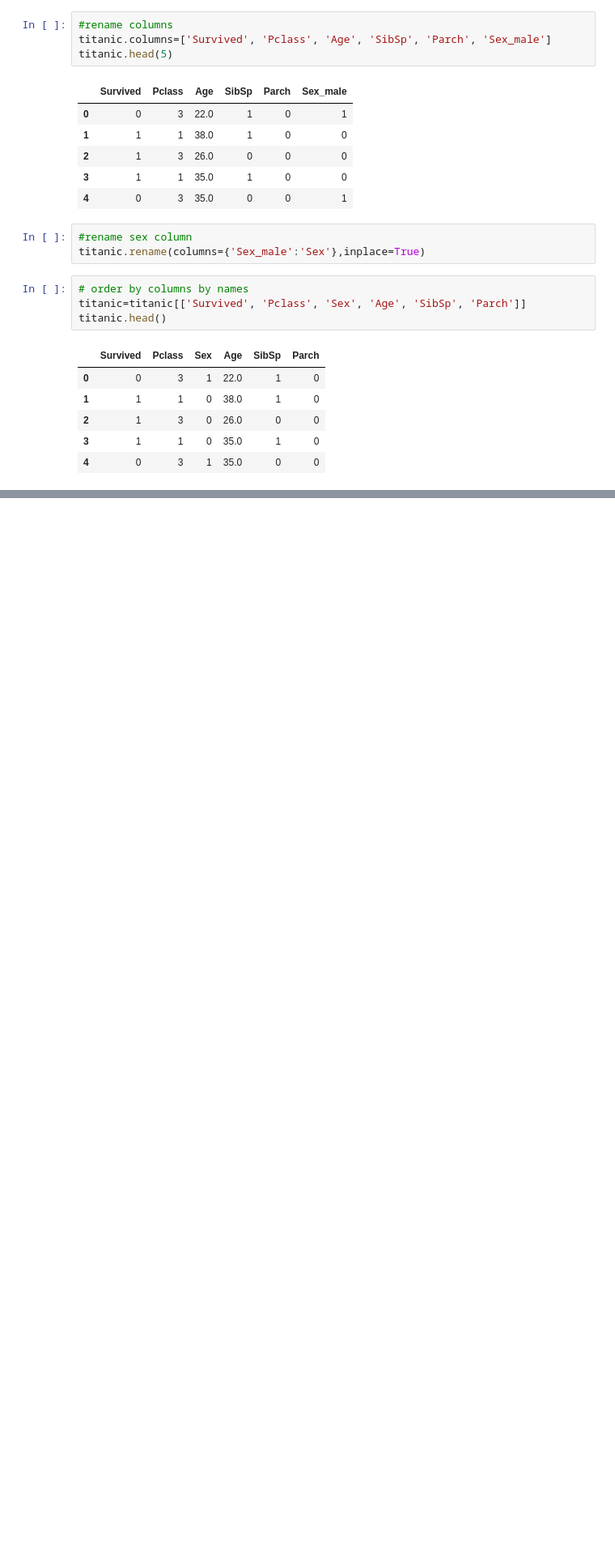
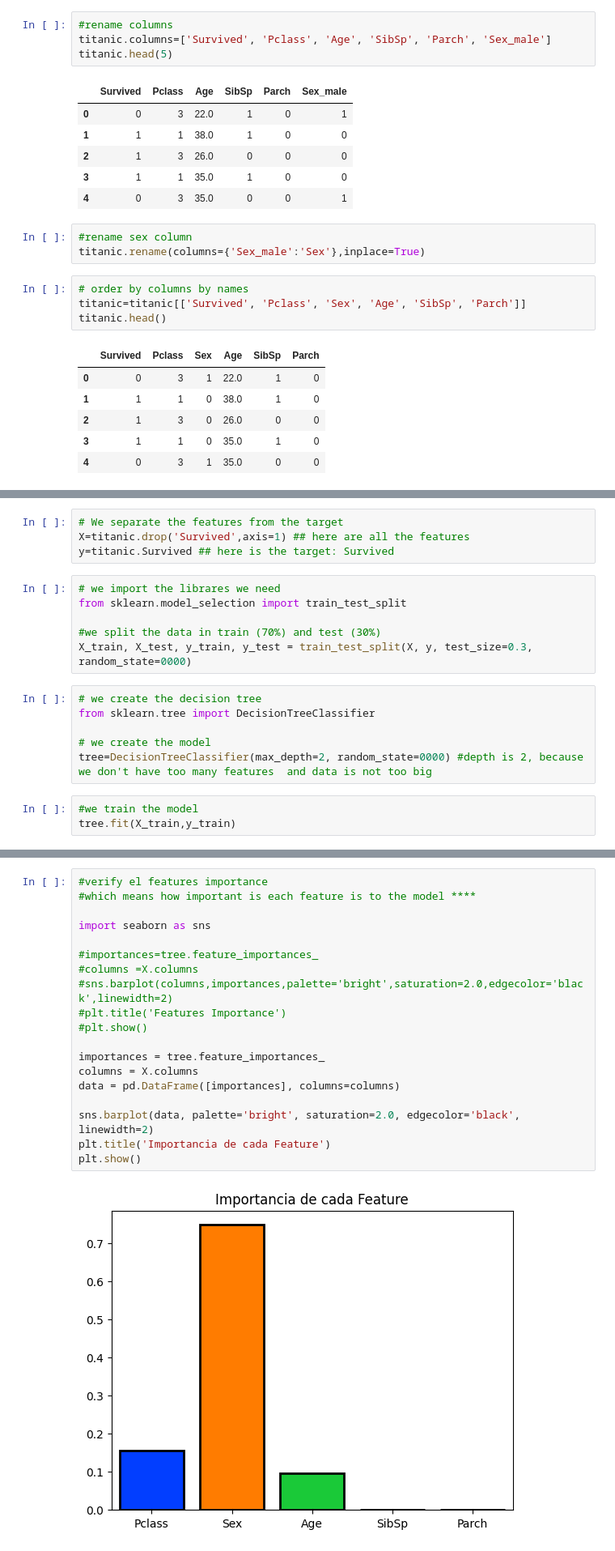
Before and after one commit to beto321/decision-trees, a Jupyter notebook: first_dt.ipynb, the cells around one changed output, grey strips where cells are left out. Shown at 81% size. Drawn from its saved outputs; the diff is of its cells as text; blank space fills up the shorter version.

Commit message:
starting nuew project on decision trees

```diff
--- a/first_dt.ipynb
+++ b/first_dt.ipynb
@@ -134,0 +137,19 @@ titanic.head()
+# %%
+# We separate the features from the target
+X=titanic.drop('Survived',axis=1) ## here are all the features
+y=titanic.Survived ## here is the target: Survived
+# %%
+# we import the librares we need
+from sklearn.model_selection import train_test_split
+
+#we split the data in train (70%) and test (30%)
+X_train, X_test, y_train, y_test = train_test_split(X, y, test_size=0.3, random_state=0000)
+# %%
+# we create the decision tree
+from sklearn.tree import DecisionTreeClassifier
+
+# we create the model
+tree=DecisionTreeClassifier(max_depth=2, random_state=0000) #depth is 2, because we don't have too many features  and data is not too big
+# %%
+#we train the model
+tree.fit(X_train,y_train)
@@ -134,0 +199,21 @@ titanic.head()
+# %%
+#verify el features importance
+#which means how important is each feature is to the model ****
+
+import seaborn as sns
+
+#importances=tree.feature_importances_
+#columns =X.columns
+#sns.barplot(columns,importances,palette='bright',saturation=2.0,edgecolor='black',linewidth=2)
+#plt.title('Features Importance')
+#plt.show()
+
+importances = tree.feature_importances_
+columns = X.columns
+data = pd.DataFrame([importances], columns=columns)
+
+sns.barplot(data, palette='bright', saturation=2.0, edgecolor='black', linewidth=2)
+plt.title('Importancia de cada Feature')
+plt.show()
+# %% [output]
+[figure, added]
```
Also changed, not shown: parts of 5 cells of this notebook, 2 other files.
